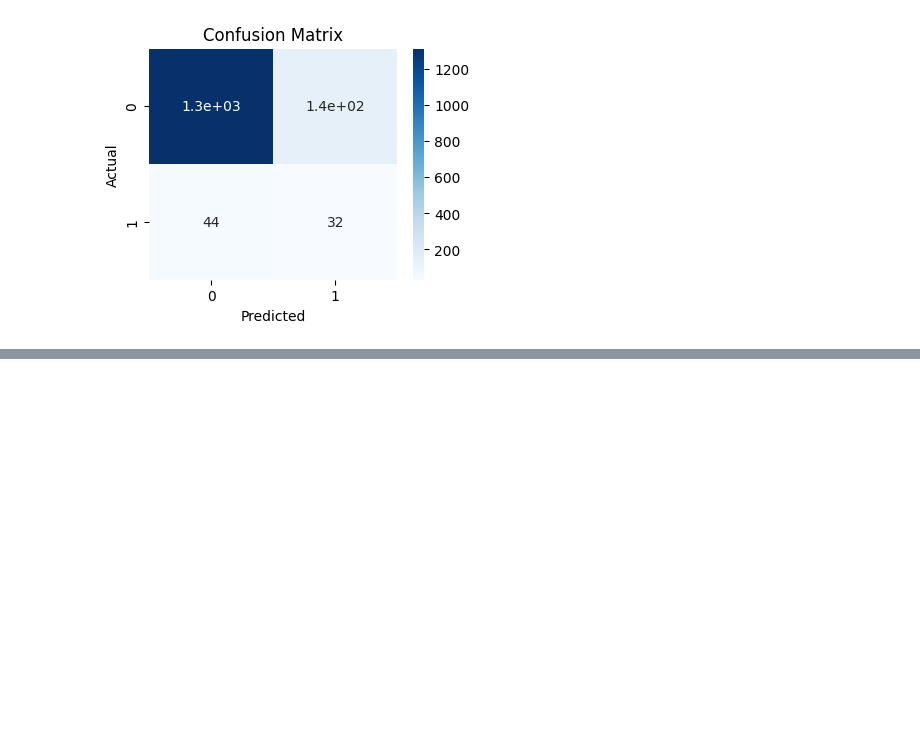
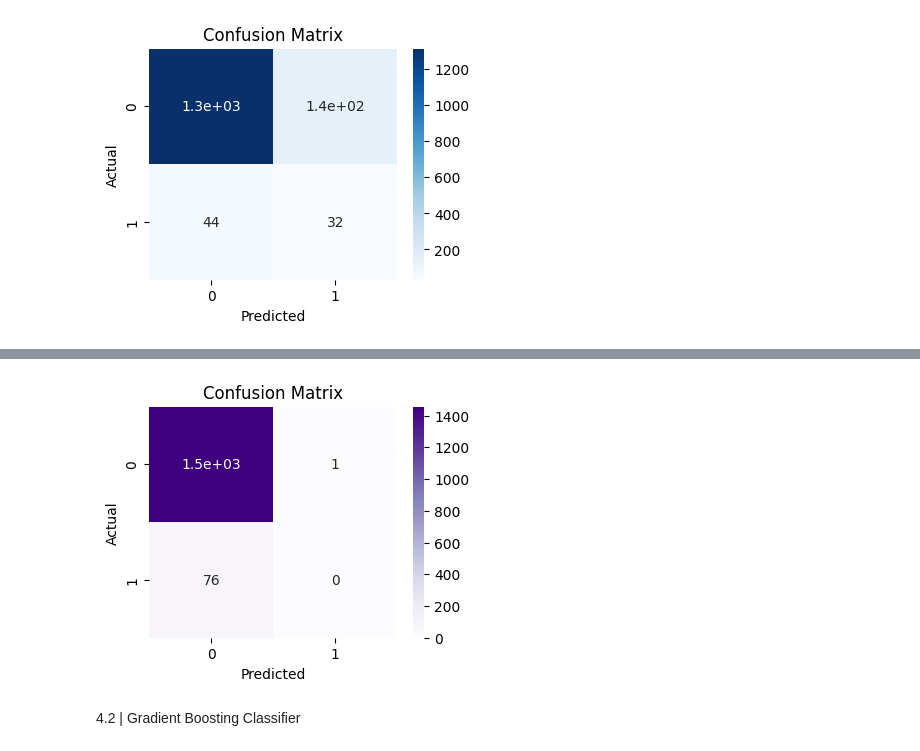
Before and after one commit to chalana-b/Stroke-Prediction, a Jupyter notebook: predictions.ipynb, the cells around one changed output, grey strips where cells are left out. Drawn from its saved outputs; the diff is of its cells as text; code cells hidden in the pictures; blank space fills up the shorter version.

Commit message:
Boosting - Ada & Gradient Boost

```diff
--- a/predictions.ipynb
+++ b/predictions.ipynb
@@ -377,0 +382,9 @@ plt.show()
+# %%
+from sklearn.ensemble import AdaBoostClassifier
+abc = AdaBoostClassifier()
+abc.fit(X_train, y_train)
+y_pred_abc = abc.predict(X_test)
+from sklearn.metrics import confusion_matrix,classification_report,accuracy_score
+print(confusion_matrix(y_test,y_pred_abc))
+print(accuracy_score(y_test,y_pred_abc))
+print(classification_report(y_test,y_pred_abc))
@@ -377,0 +403,11 @@ plt.show()
+# %%
+plt.figure(figsize=(4, 3))
+sns.heatmap(confusion_matrix(y_test, y_pred_abc), annot=True, cmap='Purples')
+plt.title('Confusion Matrix')
+plt.xlabel('Predicted')
+plt.ylabel('Actual')
+plt.show()
+# %% [output]
+[figure, added]
+# %% [markdown]
+4.2 | Gradient Boosting Classifier
```
Also changed, not shown: parts of 8 cells of this notebook.
